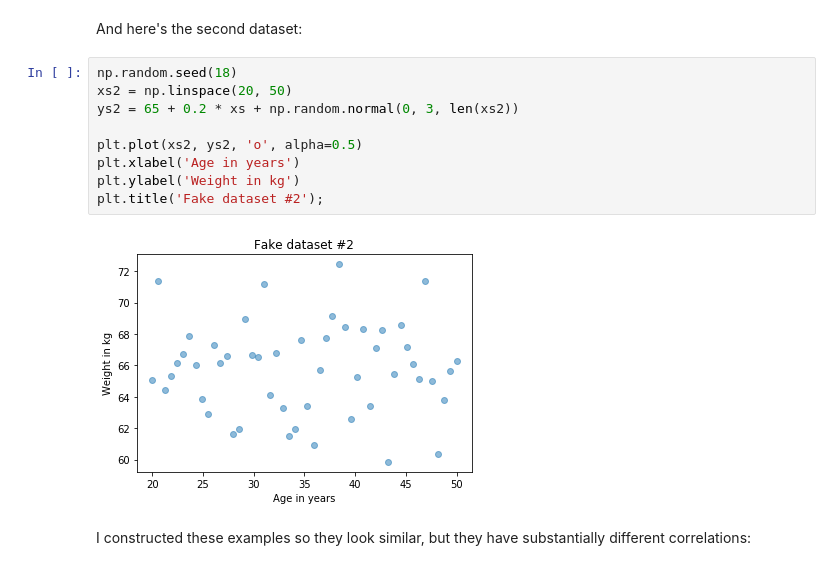
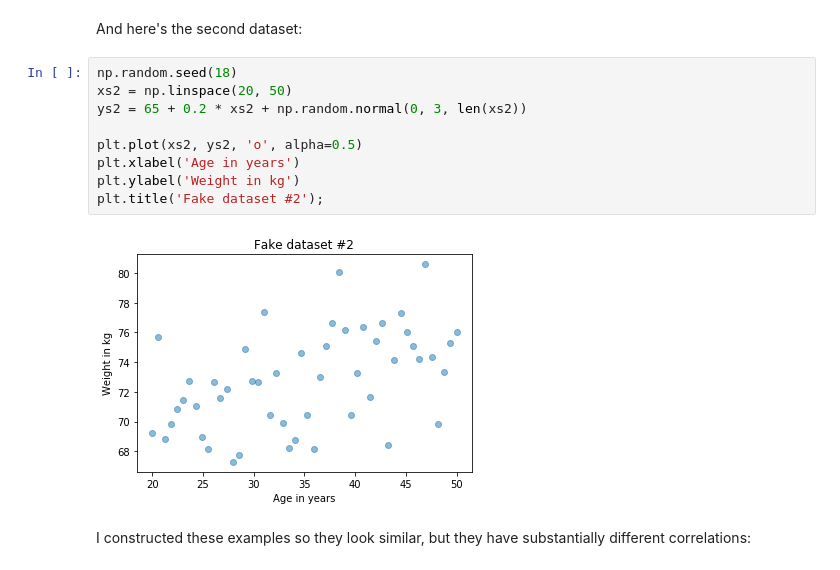
Before and after one commit to AllenDowney/ElementsOfDataScience, a Jupyter notebook: 08_relationships_soln.ipynb, the cells around one changed output. Cells and saved outputs as stored; diff of their text form.

```diff
--- a/08_relationships_soln.ipynb
+++ b/08_relationships_soln.ipynb
@@ -598,14 +612,14 @@ And here's the second dataset:
 # %%
 np.random.seed(18)
 xs2 = np.linspace(20, 50)
-ys2 = 65 + 0.2 * xs + np.random.normal(0, 3, len(xs2))
+ys2 = 65 + 0.2 * xs2 + np.random.normal(0, 3, len(xs2))
 
 plt.plot(xs2, ys2, 'o', alpha=0.5)
 plt.xlabel('Age in years')
 plt.ylabel('Weight in kg')
 plt.title('Fake dataset #2');
 # %% [output]
-[figure, old version]
+[figure, new version]
 # %% [markdown]
 I constructed these examples so they look similar, but they have substantially different correlations:
 # %%
```
Also changed, not shown: parts of 15 cells of this notebook, 7 other files.
